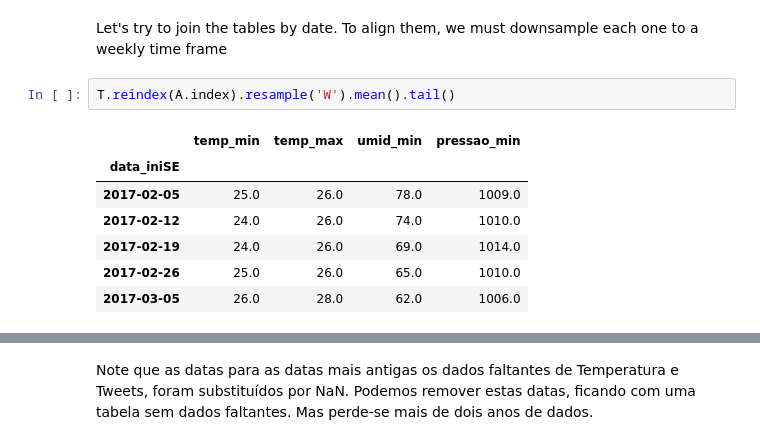
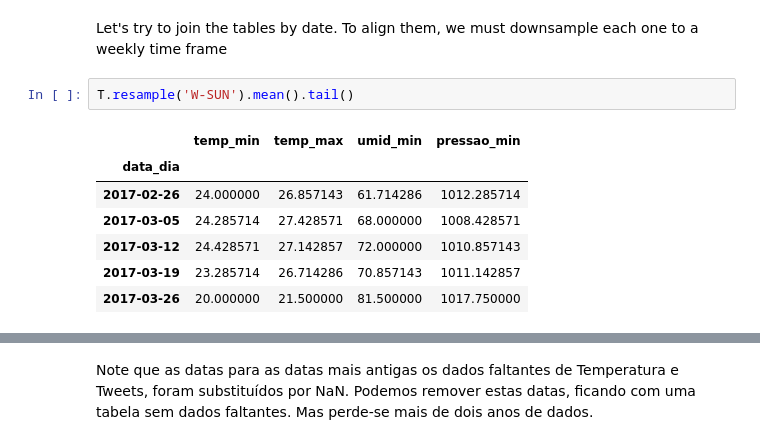
Before and after one commit to AlertaDengue/InfoDenguePredict, a Jupyter notebook: Notebooks/Data Exploration.ipynb, the cells around one changed output, grey strips where cells are left out. Saved outputs shown, nothing was run; the diff lists cells and outputs as text.

```diff
--- a/Notebooks/Data Exploration.ipynb
+++ b/Notebooks/Data Exploration.ipynb
@@ -58,13 +58,13 @@ Tw.head()
 # %% [markdown]
 Let's try to join the tables by date. To align them, we must downsample each one to a weekly time frame
 # %%
-T.reindex(A.index).resample('W').mean().tail()
+T.resample('W-SUN').mean().tail()
 # %% [output]
 |  | temp_min | temp_max | umid_min | pressao_min |
-| data_iniSE |  |  |  |  |
-| 2017-02-05 | 25.0 | 26.0 | 78.0 | 1009.0 |
-| 2017-02-12 | 24.0 | 26.0 | 74.0 | 1010.0 |
-| 2017-02-19 | 24.0 | 26.0 | 69.0 | 1014.0 |
-| 2017-02-26 | 25.0 | 26.0 | 65.0 | 1010.0 |
-| 2017-03-05 | 26.0 | 28.0 | 62.0 | 1006.0 |
+| data_dia |  |  |  |  |
+| 2017-02-26 | 24.000000 | 26.857143 | 61.714286 | 1012.285714 |
+| 2017-03-05 | 24.285714 | 27.428571 | 68.000000 | 1008.428571 |
+| 2017-03-12 | 24.428571 | 27.142857 | 72.000000 | 1010.857143 |
+| 2017-03-19 | 23.285714 | 26.714286 | 70.857143 | 1011.142857 |
+| 2017-03-26 | 20.000000 | 21.500000 | 81.500000 | 1017.750000 |
 # %%
```
Also changed, not shown: parts of 5 cells of this notebook, 1 other file.
